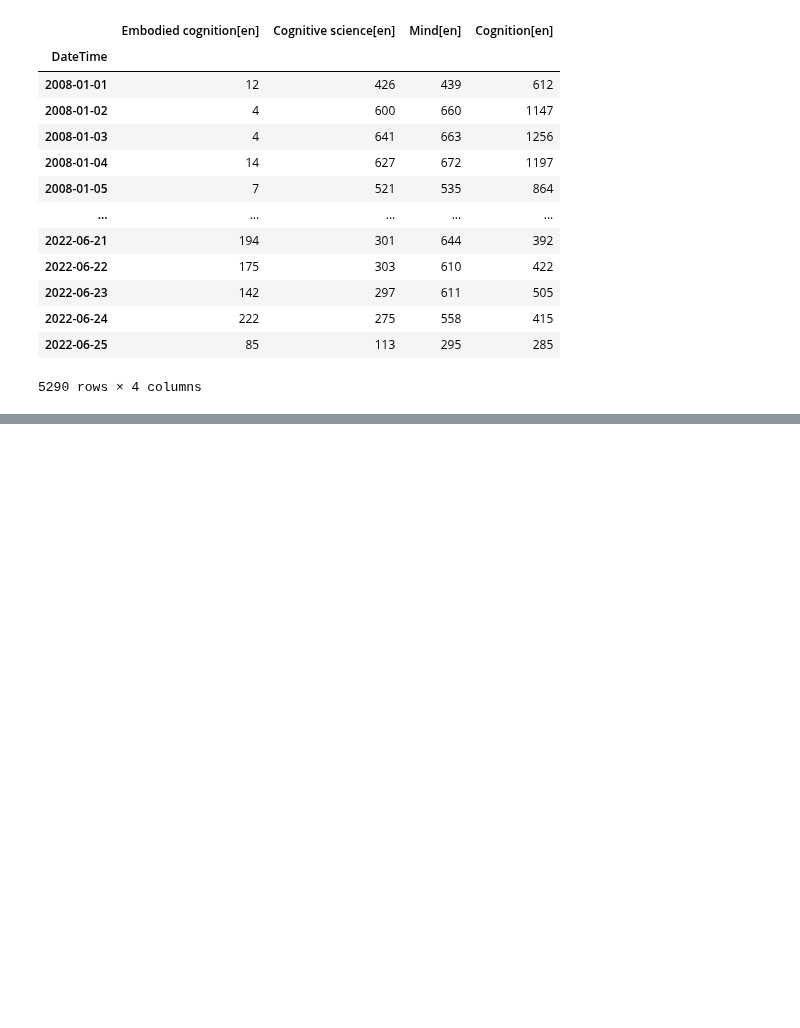
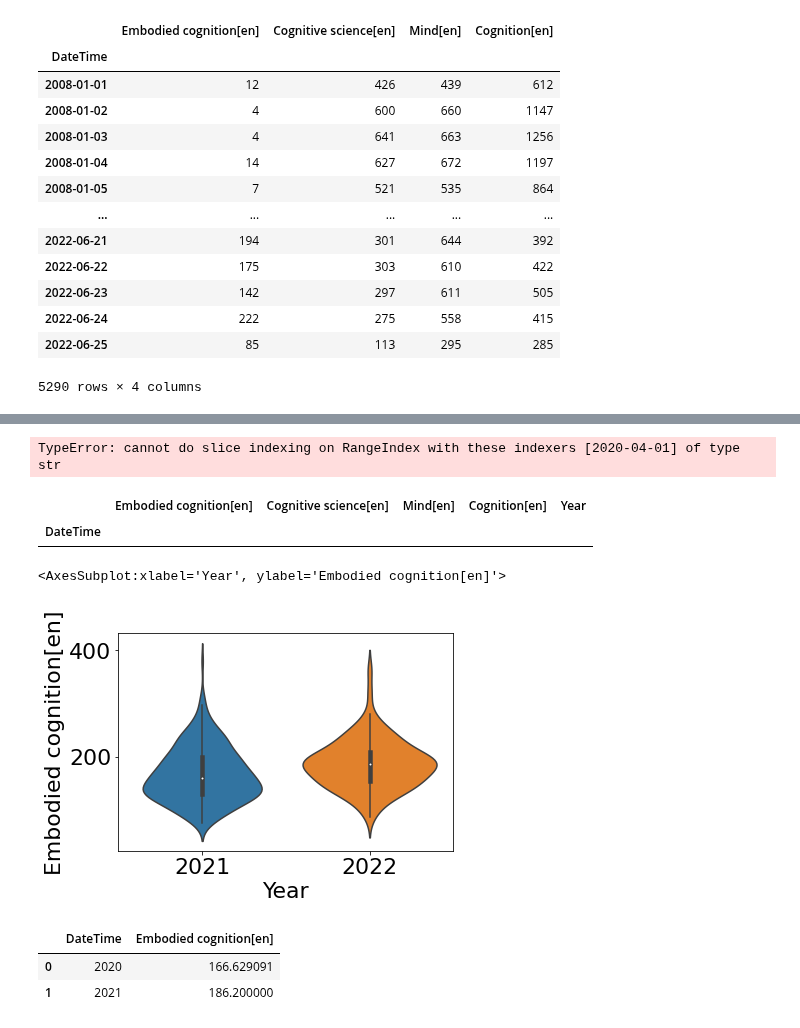
Before and after one commit to JohnMadrid/EC_env_images, a Jupyter notebook: WikiPageAnalysis/page_visits_analysis.ipynb, the cells around one changed output, grey strips where cells are left out. Drawn from its saved outputs; the diff is of its cells as text; code cells hidden in the pictures; blank space fills up the shorter version.

```diff
--- a/WikiPageAnalysis/page_visits_analysis.ipynb
+++ b/WikiPageAnalysis/page_visits_analysis.ipynb
@@ -209,0 +237,19 @@ visualize_date(views_mean, (8,5), "line", None, "blue", "Date", "Page views", "M
+# %%
+views_before_project = df_views_count_update['2020-04-01':'2021-03-31']
+views_during_project = df_views_count_update['2021-04-01':'2022-03-31']
+
+views_during_project
+# %% [output]
+TypeError: cannot do slice indexing on RangeIndex with these indexers [2020-04-01] of type str
+# %%
+views_during_project['Year'] = views_during_project.index.year
+
+views_during_project
+# %% [output]
+|  | Embodied cognition[en] | Cognitive science[en] | Mind[en] | Cognition[en] | Year |
+| DateTime |  |  |  |  |  |
+# %%
+sns.violinplot(x='Year', y='Embodied cognition[en]',data=views_during_project)
+# %% [output]
+<AxesSubplot:xlabel='Year', ylabel='Embodied cognition[en]'>
+[figure, added]
@@ -209,0 +263,7 @@ visualize_date(views_mean, (8,5), "line", None, "blue", "Date", "Page views", "M
+# %%
+v4 = v3.reset_index()
+v4
+# %% [output]
+|  | DateTime | Embodied cognition[en] |
+| 0 | 2020 | 166.629091 |
+| 1 | 2021 | 186.200000 |
```
Also changed, not shown: parts of 15 cells of this notebook, 2 other files.
